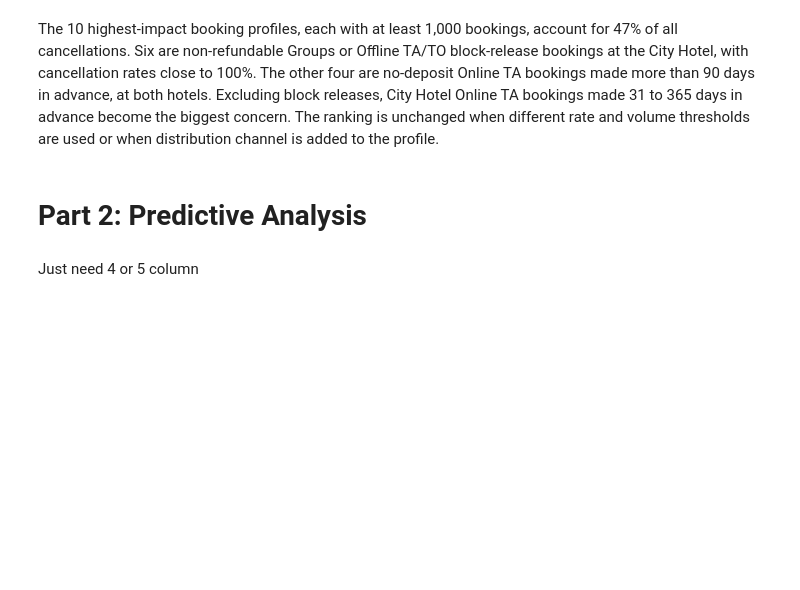
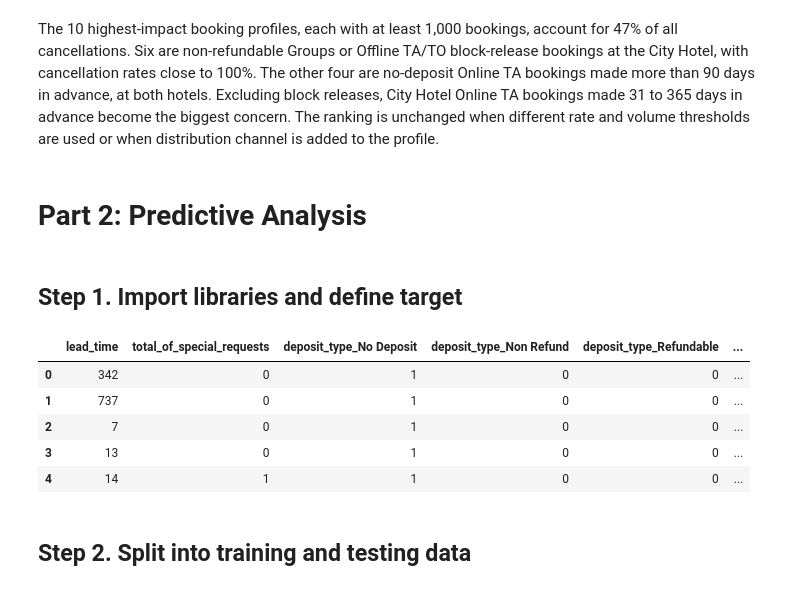
Before and after one commit to elsiejy/Capstone, a Jupyter notebook: Capstone.ipynb, the cells around one changed output. Cells and saved outputs as stored; diff of their text form; code cells hidden in the pictures; blank space fills up the shorter version.

```diff
--- a/Capstone.ipynb
+++ b/Capstone.ipynb
@@ -1270,2 +1263,25 @@ from sklearn.tree import DecisionTreeClassifier
-# %% [markdown]
-Just need 4 or 5 column
+# %% [markdown]
+## Step 1. Import libraries and define target
+# %%
+from sklearn.model_selection import train_test_split
+from sklearn.linear_model import LogisticRegression
+from sklearn.tree import DecisionTreeClassifier
+from sklearn.ensemble import RandomForestClassifier
+from sklearn.metrics import accuracy_score, classification_report, confusion_matrix
+import seaborn as sns
+
+target = 'is_canceled'
+features = ['deposit_type', 'lead_time', 'market_segment', 'total_of_special_requests', 'hotel']
+
+X = pd.get_dummies(df[features], dtype=int)   # one-hot encode the text columns
+y = df[target]
+X.head()
+# %% [output]
+|  | lead_time | total_of_special_requests | deposit_type_No Deposit | deposit_type_Non Refund | deposit_type_Refundable | ... |
+| 0 | 342 | 0 | 1 | 0 | 0 | ... |
+| 1 | 737 | 0 | 1 | 0 | 0 | ... |
+| 2 | 7 | 0 | 1 | 0 | 0 | ... |
+| 3 | 13 | 0 | 1 | 0 | 0 | ... |
+| 4 | 14 | 1 | 1 | 0 | 0 | ... |
+# %% [markdown]
+## Step 2. Split into training and testing data
```
Also changed, not shown: parts of 11 cells of this notebook.
